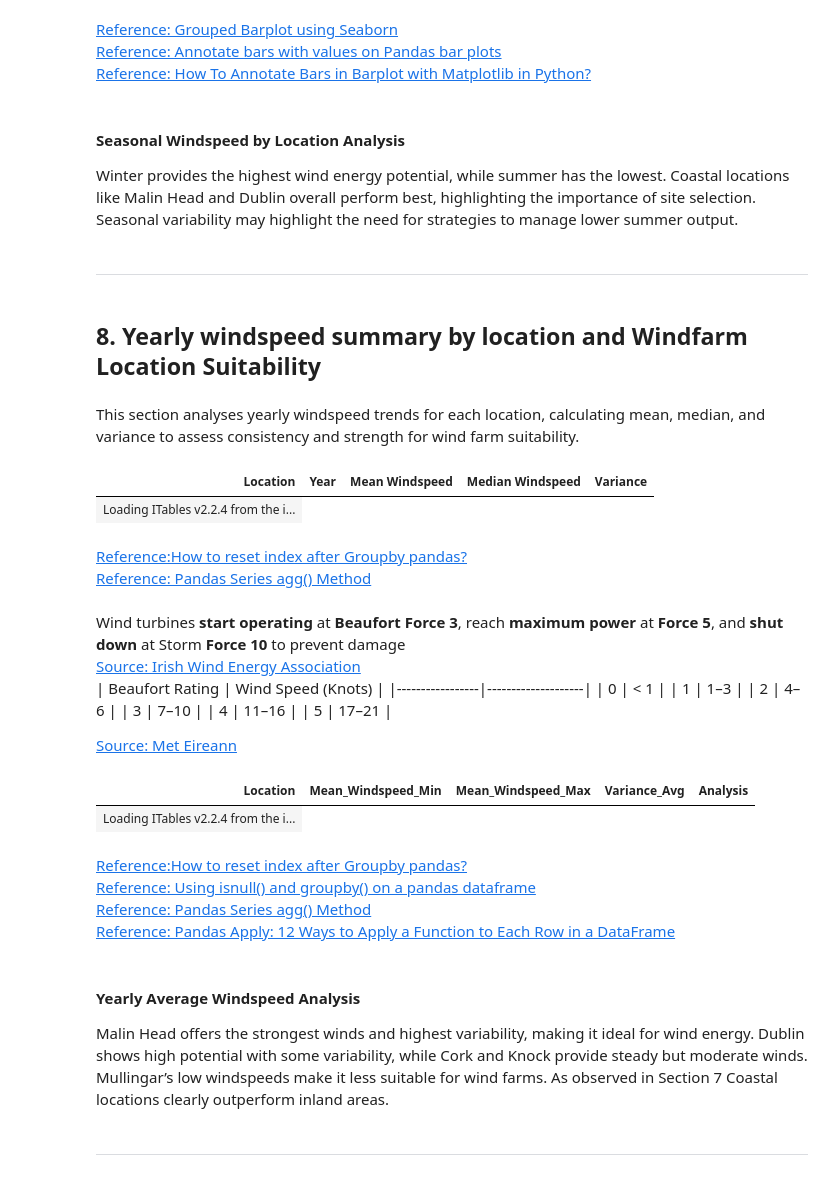
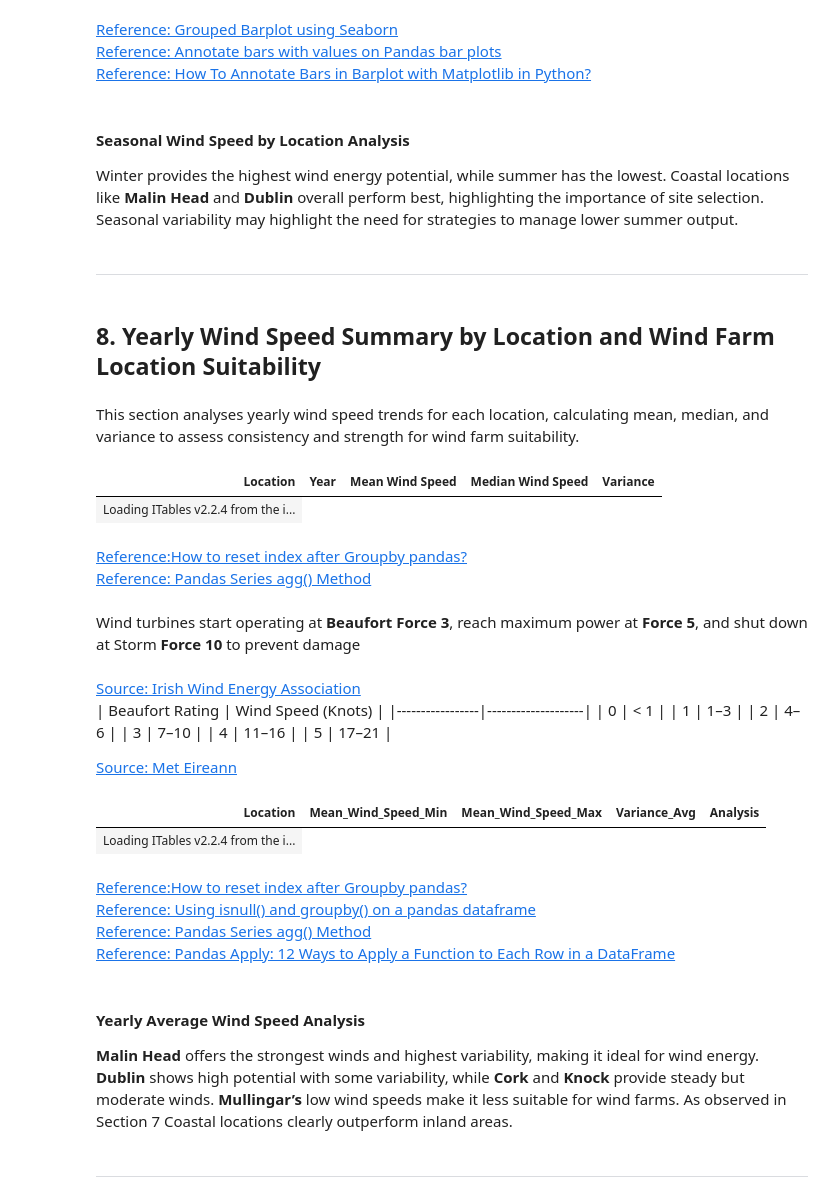
Before and after one commit to sarahembarry/PFDA-project, a Jupyter notebook: bigproject.ipynb, the cells around one changed output. Cells and saved outputs as stored; diff of their text form; code cells hidden in the pictures.

```diff
--- a/bigproject.ipynb
+++ b/bigproject.ipynb
@@ -275,26 +275,26 @@ This section analyses monthly mean wind speeds for each location, visualized thr
 # %%
 
 # Extract relevant columns and create a copy to avoid modifying the original DataFrame
-monthly_windspeed_data = cleaned_weather_records[['Location', 'year', 'month', 'wdsp']].copy()
+monthly_wind_speed_data = cleaned_weather_records[['Location', 'year', 'month', 'wdsp']].copy()
 
 # Add a 'date' column and convert to datetime
-monthly_windspeed_data['date'] = pd.to_datetime(
-    monthly_windspeed_data[['year', 'month']].assign(day=1)
+monthly_wind_speed_data['date'] = pd.to_datetime(
+    monthly_wind_speed_data[['year', 'month']].assign(day=1)
 )
 
 # Create subplots for each location
-locations = monthly_windspeed_data['Location'].unique()
+locations = monthly_wind_speed_data['Location'].unique()
 fig = make_subplots(
     rows=len(locations), cols=1, shared_xaxes=True,
-    subplot_titles=[f"Average Windspeed - {loc}" for loc in locations]
+    subplot_titles=[f"Average Wind Speed - {loc}" for loc in locations]
 )
 
 # Plot wind speed trends for each location
 for i, location in enumerate(locations):
     fig.add_trace(
         go.Scatter(
-            x=monthly_windspeed_data[monthly_windspeed_data['Location'] == location]['date'],
-            y=monthly_windspeed_data[monthly_windspeed_data['Location'] == location]['wdsp'],
+            x=monthly_wind_speed_data[monthly_wind_speed_data['Location'] == location]['date'],
+            y=monthly_wind_speed_data[monthly_wind_speed_data['Location'] == location]['wdsp'],
             mode='lines+markers',
             name=location
         ),
@@ -309,7 +309,7 @@ fig.update_layout(
     showlegend=False
 )
 fig.update_xaxes(title_text="Date")
-fig.update_yaxes(title_text="Average Windspeed (knots)")
+fig.update_yaxes(title_text="Average Wind Speed (knots)")
 
 # Render the final plot
 fig.show()
@@ -370,19 +370,19 @@ def get_season(month):
         return 'Autumn'
 
 # Add a 'season' column to the DataFrame
-monthly_windspeed_data['Season'] = monthly_windspeed_data['month'].apply(get_season)
+monthly_wind_speed_data['Season'] = monthly_wind_speed_data['month'].apply(get_season)
 
-# Group by Location and Season, and calculate the mean windspeed
-seasonal_windspeed_summary = (
-    monthly_windspeed_data
+# Group by Location and Season, and calculate the mean wind speed
+seasonal_wind_speed_summary = (
+    monthly_wind_speed_data
     .groupby(['Location', 'Season'])['wdsp']
     .mean()
     .reset_index()
     .sort_values(by=['Location', 'Season'])
 )
 # Rename the columns for clarity
-seasonal_windspeed_summary.columns = ['Location', 'Season', 'Average Windspeed']
+seasonal_wind_speed_summary.columns = ['Location', 'Season', 'Average Wind Speed']
 
 # Display the summary table
-display(seasonal_windspeed_summary)
+display(seasonal_wind_speed_summary)
 # %% [output]
@@ -429,40 +429,40 @@ plt.show()
 [Reference: Annotate bars with values on Pandas bar plots](https://stackoverflow.com/questions/25447700/annotate-bars-with-values-on-pandas-bar-plots)<br/>
 [Reference: How To Annotate Bars in Barplot with Matplotlib in Python?](https://www.geeksforgeeks.org/how-to-annotate-bars-in-barplot-with-matplotlib-in-python/)<br/>
 # %% [markdown]
-#### **Seasonal Windspeed by Location Analysis**
-Winter provides the highest wind energy potential, while summer has the lowest. Coastal locations like Malin Head and Dublin overall perform best, highlighting the importance of site selection. Seasonal variability may highlight the need for strategies to manage lower summer output.
+#### **Seasonal Wind Speed by Location Analysis**
+Winter provides the highest wind energy potential, while summer has the lowest. Coastal locations like **Malin Head** and **Dublin** overall perform best, highlighting the importance of site selection. Seasonal variability may highlight the need for strategies to manage lower summer output.
 # %% [markdown]
 ---
 # %% [markdown]
-## **8. Yearly windspeed summary by location and Windfarm Location Suitability**
+## **8. Yearly Wind Speed Summary by Location and Wind Farm Location Suitability**
 # %% [markdown]
 
-This section analyses yearly windspeed trends for each location, calculating mean, median, and variance to assess consistency and strength for wind farm suitability.
+This section analyses yearly wind speed trends for each location, calculating mean, median, and variance to assess consistency and strength for wind farm suitability.
 # %%
 # Group by Location and Year, and calculate summary statistics
-yearly_windspeed_summary = (
-    monthly_windspeed_data
+yearly_wind_speed_summary = (
+    monthly_wind_speed_data
     .groupby(['Location', 'year'])['wdsp']
     .agg(['mean', 'median', 'var'])
     .reset_index()
 )
 
 # Rename the columns for clarity
-yearly_windspeed_summary.columns = ['Location', 'Year', 'Mean Windspeed', 'Median Windspeed', 'Variance']
+yearly_wind_speed_summary.columns = ['Location', 'Year', 'Mean Wind Speed', 'Median Wind Speed', 'Variance']
 
 
 # Display table
-show(yearly_windspeed_summary)
+show(yearly_wind_speed_summary)
 # %% [output]
-| Location | Year | Mean Windspeed | Median Windspeed | Variance |
+| Location | Year | Mean Wind Speed | Median Wind Speed | Variance |
 | Loading ITables v2.2.4 from the i... |
 # %% [markdown]
 [Reference:How to reset index after Groupby pandas?](https://www.geeksforgeeks.org/how-to-reset-index-after-groupby-pandas/) <br/>
 [Reference: Pandas Series agg() Method](https://www.geeksforgeeks.org/python-pandas-series-agg/)
 <br/>
 # %% [markdown]
-Wind turbines **start operating** at **Beaufort Force 3**, reach **maximum power** at **Force 5**, and **shut down** at Storm **Force 10** to prevent damage
-<br/>
+Wind turbines start operating at **Beaufort Force 3**, reach maximum power at **Force 5**, and shut down at Storm **Force 10** to prevent damage
+<br/><br/>
 [Source: Irish Wind Energy Association](http://www.iwea.ie/technicalfaqs#:~:text=Turbines%20reach%20maximum%20power%20output,prevent%20excessive%20wear%20and%20tear.)
 <br/>
 | Beaufort Rating | Wind Speed (Knots) |
@@ -479,16 +479,16 @@ Wind turbines **start operating** at **Beaufort Force 3**, reach **maximum power
 <br/>
 # %%
 # Group by Location and calculate summary statistics
-location_summary = yearly_windspeed_summary.groupby('Location').agg(
-    Mean_Windspeed_Min=('Mean Windspeed', 'min'),
-    Mean_Windspeed_Max=('Mean Windspeed', 'max'),
+location_summary = yearly_wind_speed_summary.groupby('Location').agg(
+    Mean_Wind_Speed_Min=('Mean Wind Speed', 'min'),
+    Mean_Wind_Speed_Max=('Mean Wind Speed', 'max'),
     Variance_Avg=('Variance', 'mean')
 ).reset_index()
 
-def classify_windspeed(row):
+def classify_wind_speed(row):
 
-    max_wind_knots = row['Mean_Windspeed_Max']
-    min_wind_knots = row['Mean_Windspeed_Min']
+    max_wind_knots = row['Mean_Wind_Speed_Max']
+    min_wind_knots = row['Mean_Wind_Speed_Min']
     wind_variance = row['Variance_Avg']
 
     # Strong winds: Beaufort 5 and above (17+ knots)
@@ -515,12 +515,12 @@ def classify_windspeed(row):
 
 
 # Apply the updated classification
-location_summary['Analysis'] = location_summary.apply(classify_windspeed, axis=1)
+location_summary['Analysis'] = location_summary.apply(classify_wind_speed, axis=1)
 
 # Display the summarized table
 display(location_summary)
 # %% [output]
-| Location | Mean_Windspeed_Min | Mean_Windspeed_Max | Variance_Avg | Analysis |
+| Location | Mean_Wind_Speed_Min | Mean_Wind_Speed_Max | Variance_Avg | Analysis |
 | Loading ITables v2.2.4 from the i... |
 # %% [markdown]
 [Reference:How to reset index after Groupby pandas?](https://www.geeksforgeeks.org/how-to-reset-index-after-groupby-pandas/) <br/>
@@ -530,9 +530,9 @@ display(location_summary)
 [Reference: Pandas Apply: 12 Ways to Apply a Function to Each Row in a DataFrame](https://www.ml4devs.com/articles/pandas-dataframe-apply-function-iterate-over-rows/)
 <br/>
 # %% [markdown]
-#### **Yearly Average Windspeed Analysis**
+#### **Yearly Average Wind Speed Analysis**
 
-Malin Head offers the strongest winds and highest variability, making it ideal for wind energy. Dublin shows high potential with some variability, while Cork and Knock provide steady but moderate winds. Mullingar’s low windspeeds make it less suitable for wind farms. As observed in Section 7 Coastal locations clearly outperform inland areas.
+**Malin Head** offers the strongest winds and highest variability, making it ideal for wind energy. **Dublin** shows high potential with some variability, while **Cork** and **Knock** provide steady but moderate winds. **Mullingar’s** low wind speeds make it less suitable for wind farms. As observed in Section 7 Coastal locations clearly outperform inland areas.
 # %% [markdown]
 ---
 # %% [markdown]
```
Also changed, not shown: parts of 26 cells of this notebook, 1 other file.
